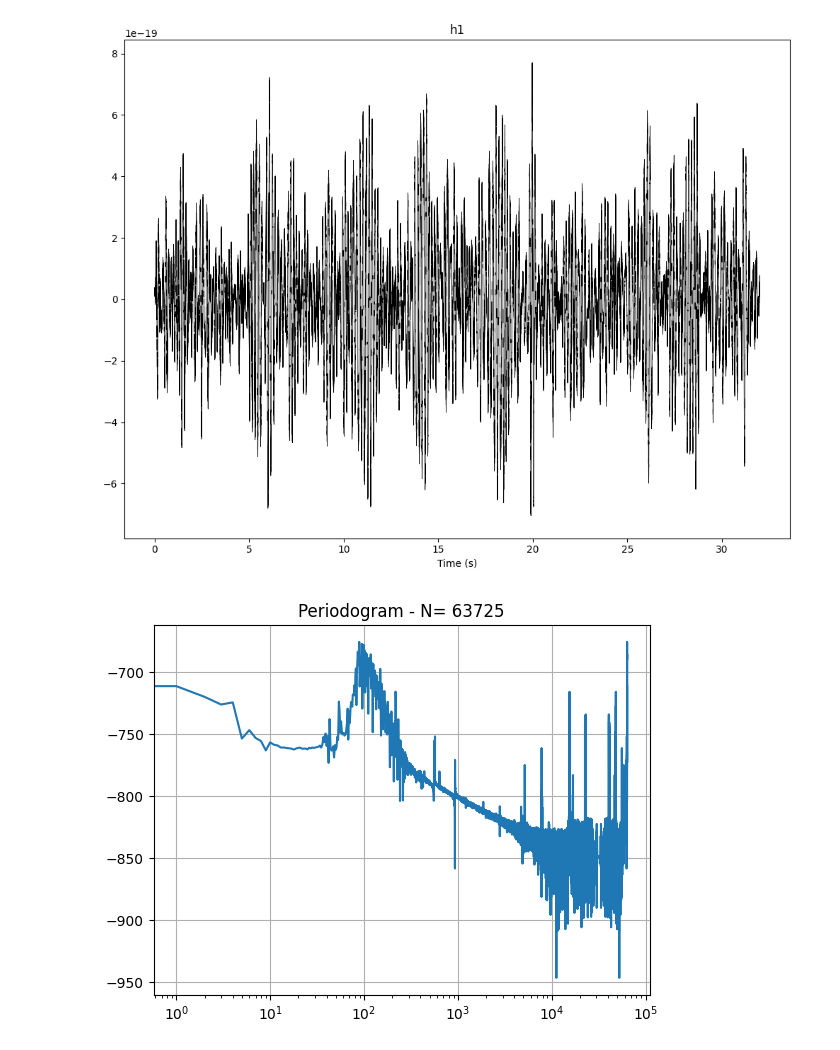
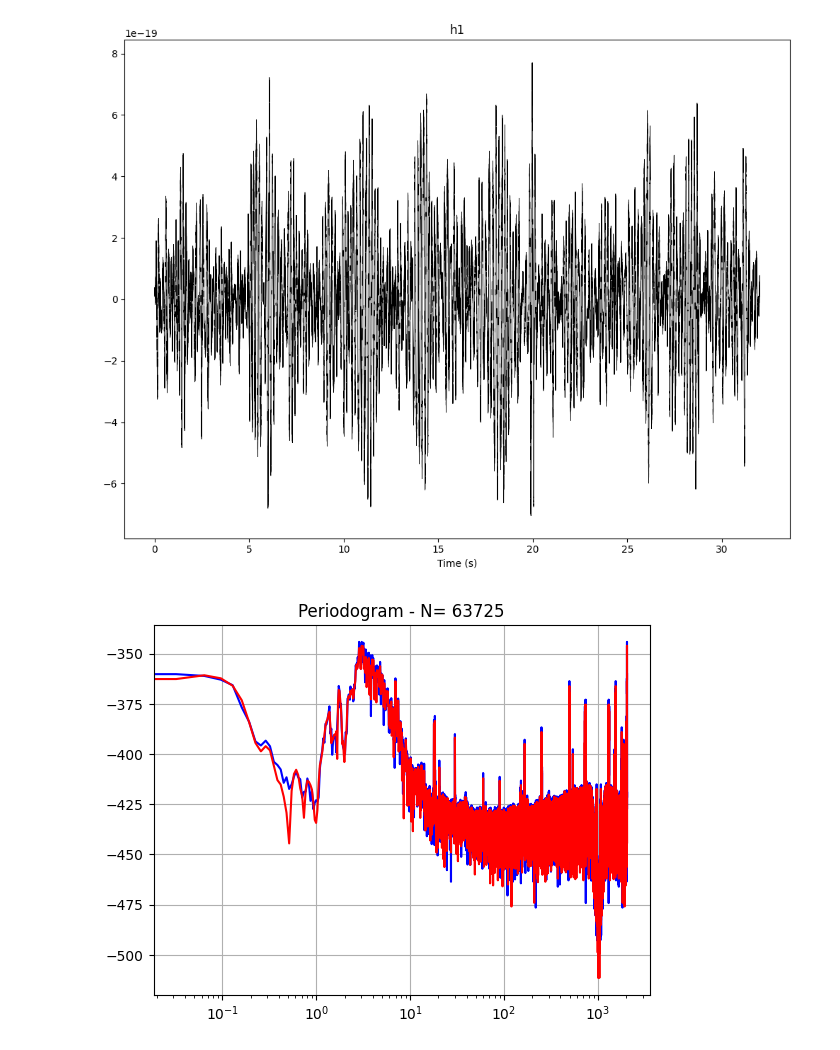
Before and after one commit to JBatRey/Procesamiento-Adaptativo-de-Se-ales-Aleatorias, a Jupyter notebook: estimacion_no_parametrica (TP1)/estimacion_de_espectro_no_parametrica.ipynb, the cells around one changed output. Cells and saved outputs as stored; diff of their text form; code cells hidden in the pictures.

```diff
--- a/estimacion_no_parametrica (TP1)/estimacion_de_espectro_no_parametrica.ipynb
+++ b/estimacion_no_parametrica (TP1)/estimacion_de_espectro_no_parametrica.ipynb
@@ -37,19 +37,22 @@ time_ruido = time[(time > gw_st + N)]
 # %% [output]
 [figure]
 # %%
-def periodogram(x):
-
+def periodogram(x, win):
     N = len(x)
-    Rx = scipy.fft.fft(x)**2 * (1/N)
+    w = scipy.signal.get_window(Nx = N, window = win)
+    Rx = (scipy.fft.fft(x*w))**2 * (1/N)
     return Rx
 # %%
-Rx = periodogram(h1_ruido)
-plt.plot(20*np.log10(Rx))
+Rx = periodogram(h1_ruido, 'bartlett')
+Rx2 = periodogram(h1_ruido, 'parzen')
+x_ax = np.linspace(0,0.5, len(Rx)) * h1_fs
+plt.plot(x_ax, 10*np.log10(Rx), 'blue')
+plt.plot(x_ax, 10*np.log10(Rx2), 'red')
 plt.title('Periodogram - N= ' + str(len(h1_ruido)))
 plt.grid()
 plt.xscale("log")
 plt.show()
 # %% [output]
-[figure, old version]
+[figure, new version]
 # %%
 def autocorr(x, L):
```
Also changed, not shown: parts of 10 cells of this notebook.
